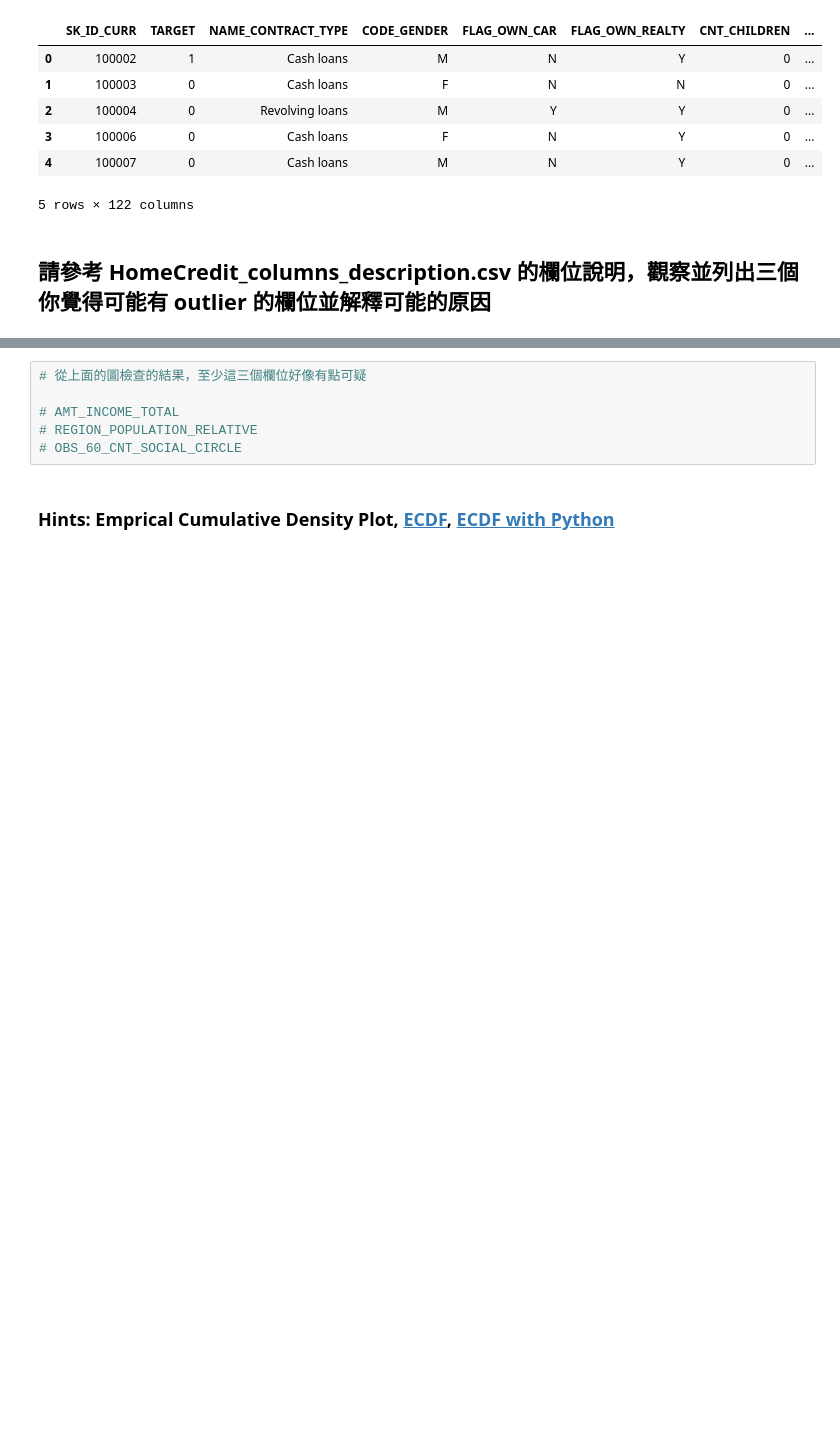
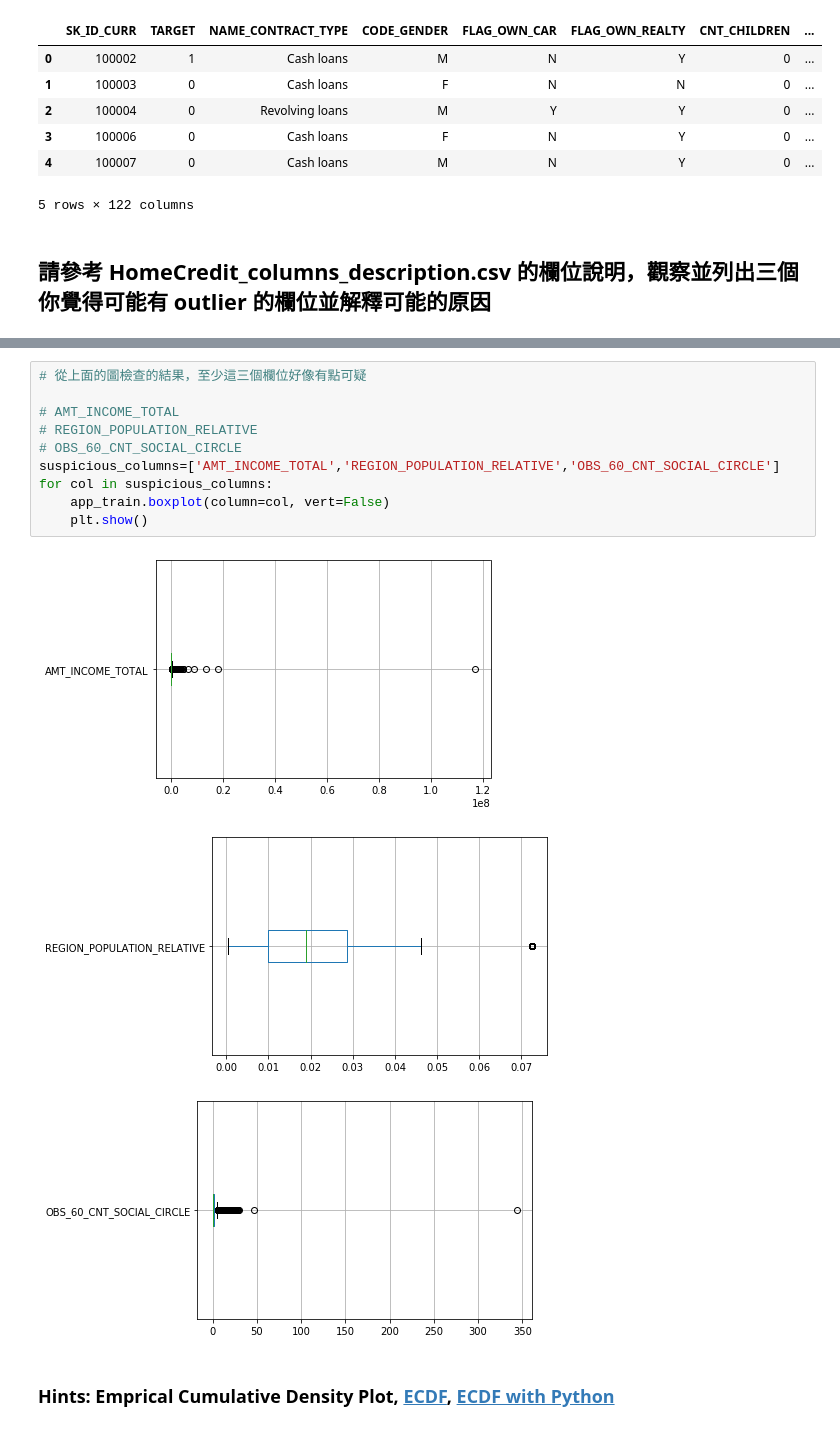
Before and after one commit to chichihhan/ML100Days, a Jupyter notebook: homework/Day_009_HW.ipynb, the cells around one changed output, grey strips where cells are left out. Drawn from its saved outputs; the diff is of its cells as text; blank space fills up the shorter version.

```diff
--- a/homework/Day_009_HW.ipynb
+++ b/homework/Day_009_HW.ipynb
@@ -62,9 +67,17 @@ TypeError: not all arguments converted during string formatting
-# %%
-# 從上面的圖檢查的結果，至少這三個欄位好像有點可疑
-
-# AMT_INCOME_TOTAL
-# REGION_POPULATION_RELATIVE
-# OBS_60_CNT_SOCIAL_CIRCLE
+# %%
+# 從上面的圖檢查的結果，至少這三個欄位好像有點可疑
+
+# AMT_INCOME_TOTAL
+# REGION_POPULATION_RELATIVE
+# OBS_60_CNT_SOCIAL_CIRCLE
+suspicious_columns=['AMT_INCOME_TOTAL','REGION_POPULATION_RELATIVE','OBS_60_CNT_SOCIAL_CIRCLE']
+for col in suspicious_columns:
+    app_train.boxplot(column=col, vert=False)
+    plt.show()
+# %% [output]
+[figure, added]
+[figure, added]
+[figure, added]
 # %% [markdown]
 ### Hints: Emprical Cumulative Density Plot, [ECDF](https://zh.wikipedia.org/wiki/%E7%BB%8F%E9%AA%8C%E5%88%86%E5%B8%83%E5%87%BD%E6%95%B0), [ECDF with Python](https://stackoverflow.com/questions/14006520/ecdf-in-python-without-step-function)
 # %%
```
Also changed, not shown: parts of 8 cells of this notebook.
